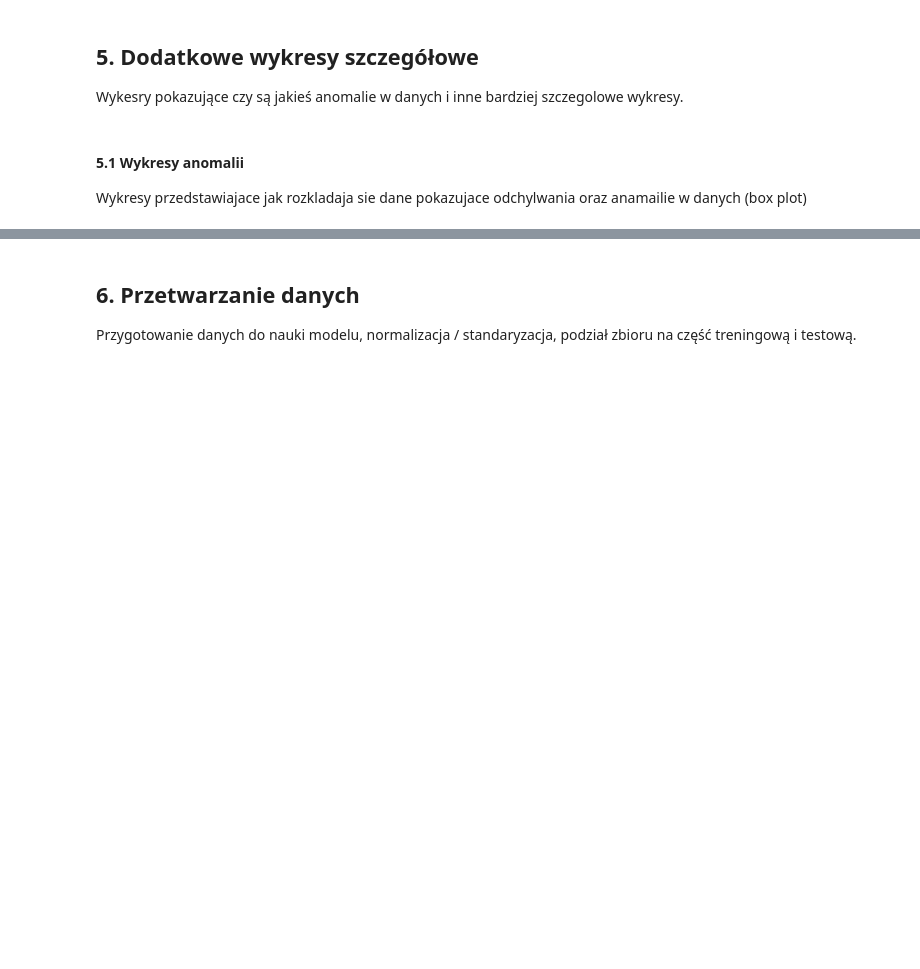
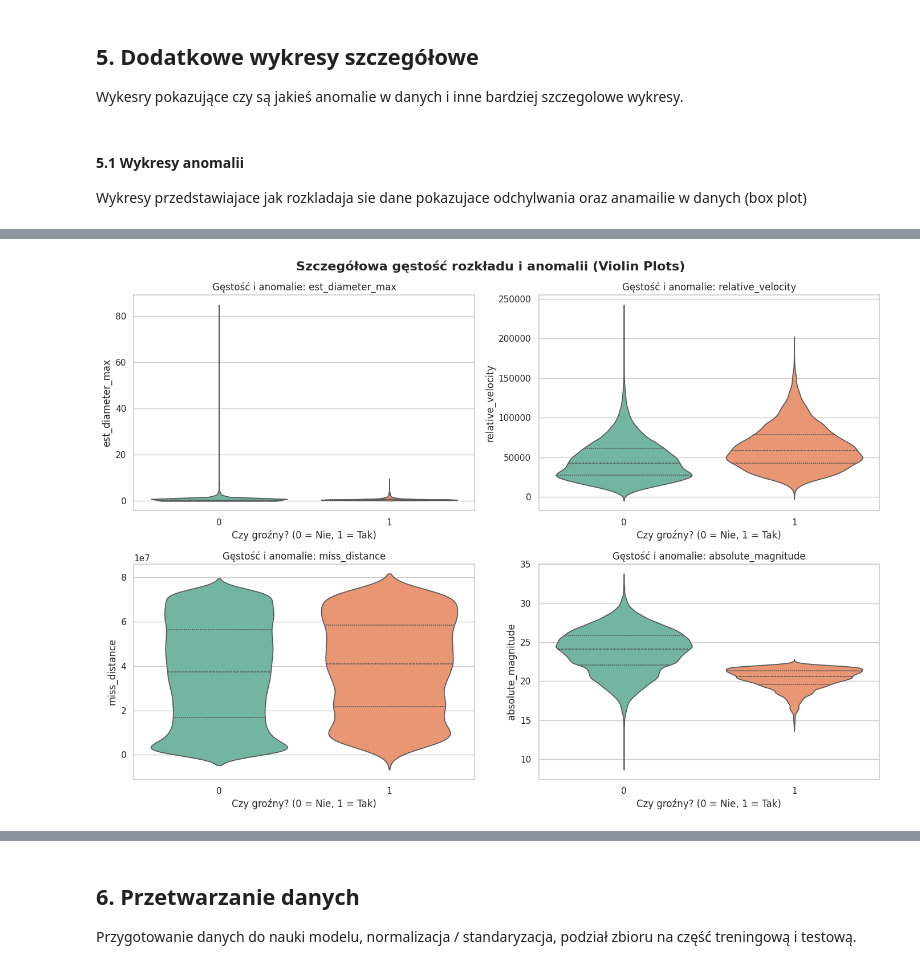
Before and after one commit to Zajecia-na-PWr-LR/lista-4-projekt-grupowy-orjaol, a Jupyter notebook: zadanie.ipynb, the cells around one changed output, grey strips where cells are left out. Saved outputs shown, nothing was run; the diff lists cells and outputs as text; code cells hidden in the pictures; blank space fills up the shorter version.

```diff
--- a/zadanie.ipynb
+++ b/zadanie.ipynb
@@ -213,2 +233,25 @@ nie wiem jeszcze
 # %%
-#TO DO
+import warnings
+warnings.filterwarnings('ignore')
+
+sns.set_theme(style="whitegrid")
+
+fig, axes = plt.subplots(2, 2, figsize=(14, 10))
+fig.suptitle('Szczegółowa gęstość rozkładu i anomalii (Violin Plots)', fontsize=16, fontweight='bold')
+
+for ax, feature in zip(axes.flatten(), feats_to_plot):
+    sns.violinplot(
+        x='hazardous',
+        y=feature,
+        data=df_analysis,
+        ax=ax,
+        palette='Set2',
+        inner='quartile'
+    )
+    ax.set_title(f'Gęstość i anomalie: {feature}')
+    ax.set_xlabel('Czy groźny? (0 = Nie, 1 = Tak)')
+
+plt.tight_layout()
+plt.show()
+# %% [output]
+[figure, added]
```
Also changed, not shown: parts of 5 cells of this notebook.
